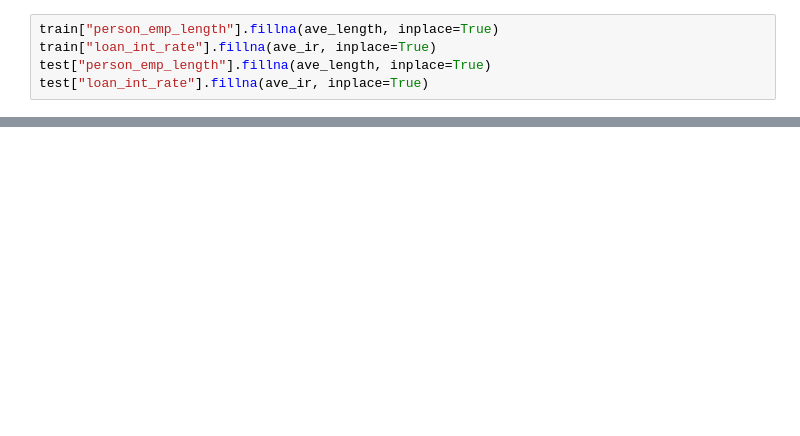
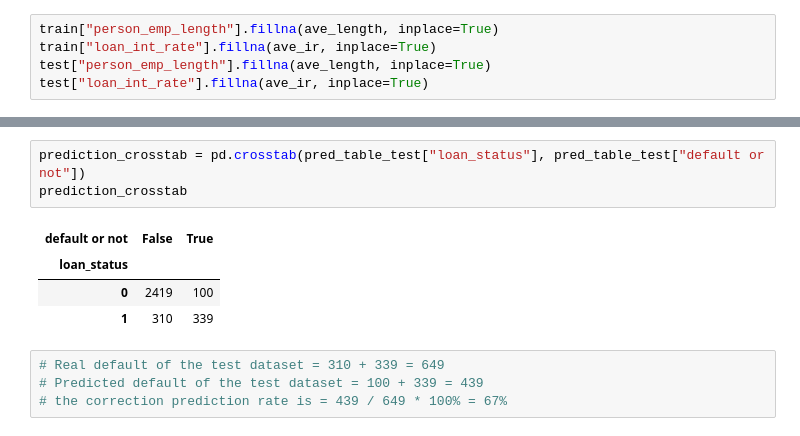
Before and after one commit to Shinan-tech/Credit_default, a Jupyter notebook: credit risk analysis_shinan.ipynb, the cells around one changed output, grey strips where cells are left out. Saved outputs shown, nothing was run; the diff lists cells and outputs as text; blank space fills up the shorter version.

```diff
--- a/credit risk analysis_shinan.ipynb
+++ b/credit risk analysis_shinan.ipynb
@@ -705,3 +706,15 @@ model.predict(X)
+# %%
+prediction_crosstab = pd.crosstab(pred_table_test["loan_status"], pred_table_test["default or not"])
+prediction_crosstab
+# %% [output]
+| default or not | False | True |
+| loan_status |  |  |
+| 0 | 2419 | 100 |
+| 1 | 310 | 339 |
+# %%
+# Real default of the test dataset = 310 + 339 = 649
+# Predicted default of the test dataset = 100 + 339 = 439
+# the correction prediction rate is = 439 / 649 * 100% = 67%
 # %%
 # Print out graphs
 '''fig = sns.barplot(x ='Highway MPG', y = 'Fuel Type', data = data, estimator = np.median, saturation = 0.9).get_figure()
```
Also changed, not shown: parts of 4 cells of this notebook.
